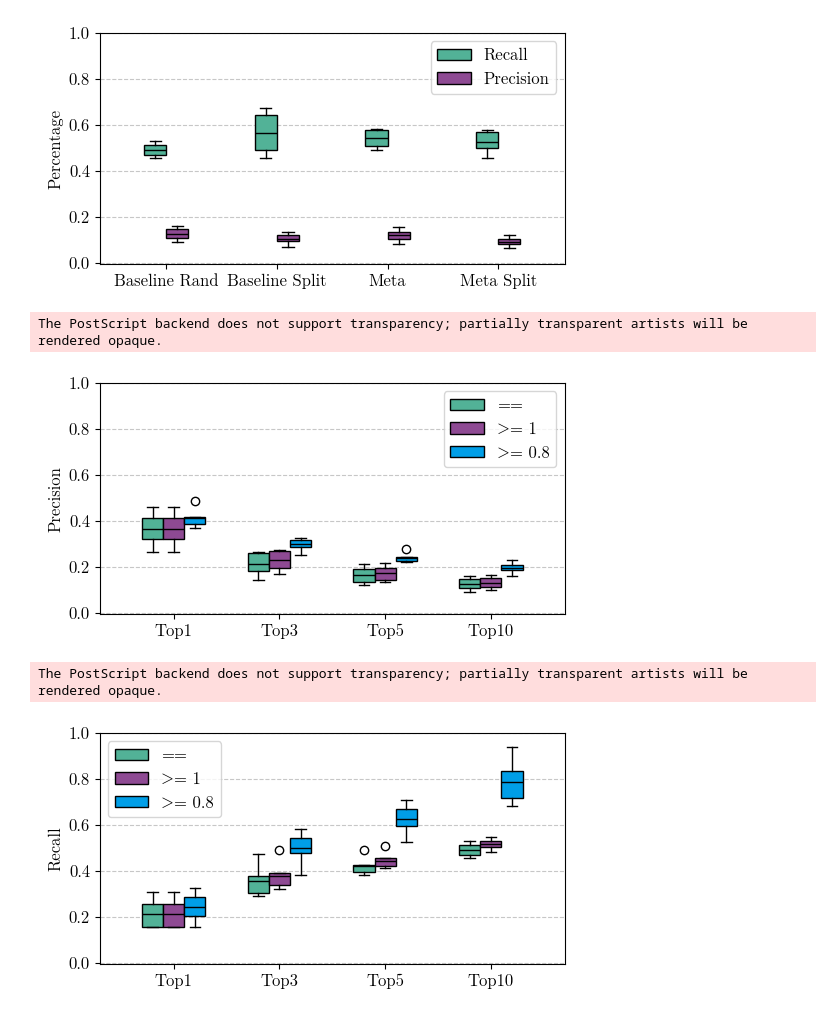
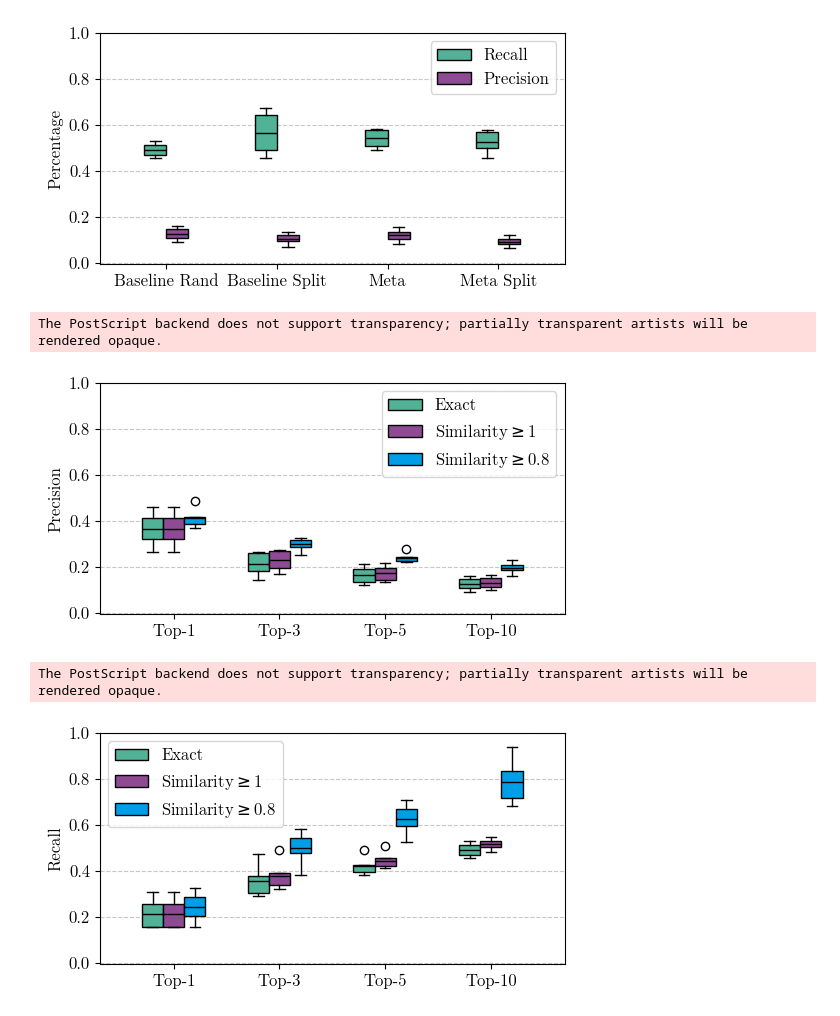
Before and after one commit to tsofiac/LAGOM, a Jupyter notebook: data_analysis/boxplot.ipynb, the cells around one changed output. Cells and saved outputs as stored; diff of their text form; code cells hidden in the pictures.

Commit message:
plot files

```diff
--- a/data_analysis/boxplot.ipynb
+++ b/data_analysis/boxplot.ipynb
@@ -391,24 +391,24 @@ The PostScript backend does not support transparency; partially transparent arti
 # %%
 bs = 4
 
 recall_base, precision_base, score_one_base, score_all_base = score_result('../evaluation/alohomora/result_base_rand.csv', bs, False)
 recall_base_1, precision_base_1, score_one_base_1, score_all_base_1 = score_result('../evaluation/alohomora/result_base_rand.csv', bs, False, 1)
 recall_base_08, precision_base_08, score_one_base_08, score_all_base_08 = score_result('../evaluation/alohomora/result_base_rand.csv', bs, False, 0.8)
 
 precision = [precision_base[0:4], precision_base_1[0:4], precision_base_08[0:4]]
 recall = [recall_base[0:4], recall_base_1[0:4], recall_base_08[0:4]]
 
 xlabel = None
-xticks = ['Top1', 'Top3', 'Top5', 'Top10']
-labels = ['==', '>= 1', '>= 0.8']
+xticks = ['Top-1', 'Top-3', 'Top-5', 'Top-10']
+labels = ['Exact', 'Similarity$\geq$1', 'Similarity$\geq$0.8']
 
 ylabel = 'Precision'
 multi_boxplot(precision, xlabel, ylabel, xticks, labels, 'upper right', 'fingerprint_precision', 1)
 
 ylabel = 'Recall'
 multi_boxplot(recall, xlabel, ylabel, xticks, labels, 'upper left', 'fingerprint_recall', 1)
 # %% [output]
 The PostScript backend does not support transparency; partially transparent artists will be rendered opaque.
-[figure, old version]
+[figure, new version]
 The PostScript backend does not support transparency; partially transparent artists will be rendered opaque.
-[figure, old version]
+[figure, new version]
```
Also changed, not shown: parts of 7 cells of this notebook, 1 other file.
